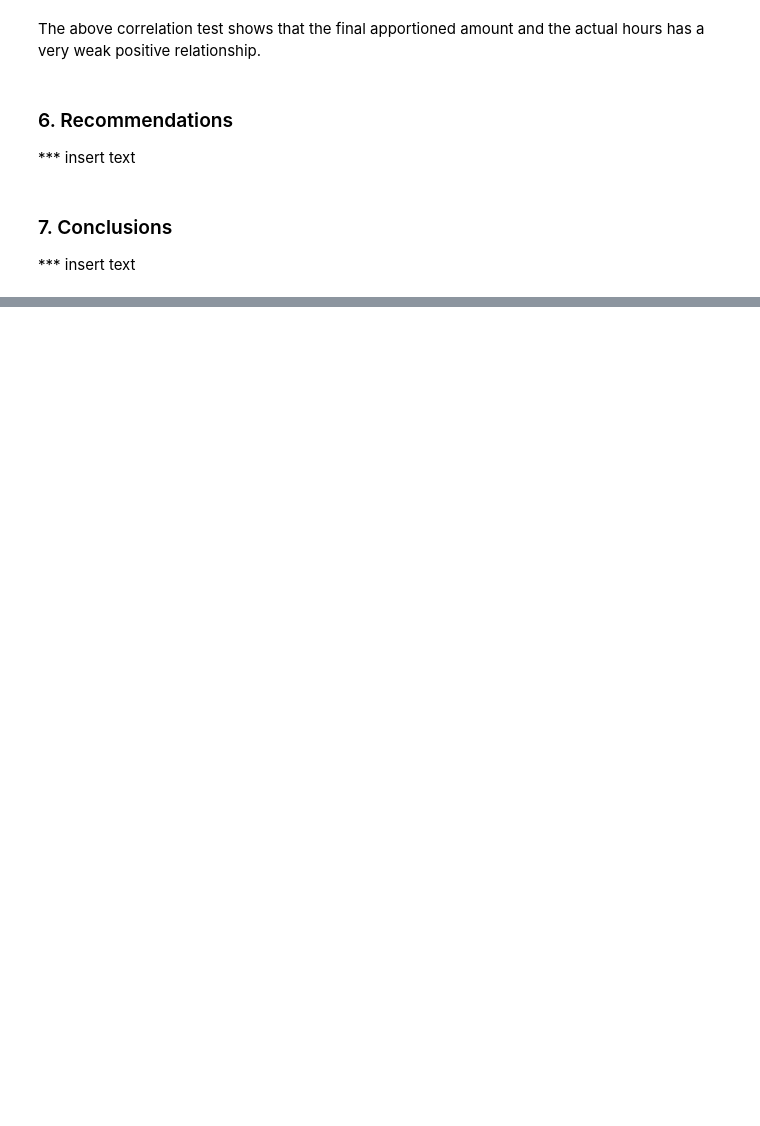
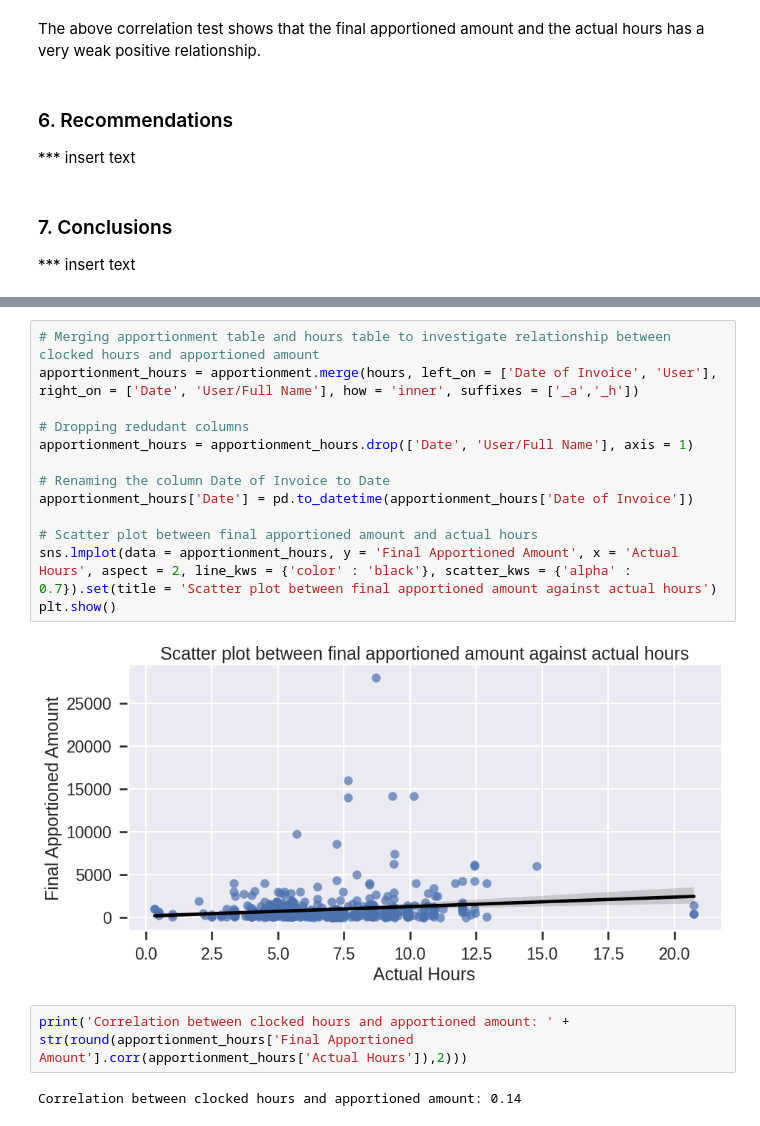
Before and after one commit to snek5/4gia-datachallenge, a Jupyter notebook: 4_gia.ipynb, the cells around one changed output, grey strips where cells are left out. Drawn from its saved outputs; the diff is of its cells as text; blank space fills up the shorter version.

```diff
--- a/4_gia.ipynb
+++ b/4_gia.ipynb
@@ -550,0 +461,19 @@ Percentage unpaid apportionment: 52.22929823023066%
+# %%
+# Merging apportionment table and hours table to investigate relationship between clocked hours and apportioned amount
+apportionment_hours = apportionment.merge(hours, left_on = ['Date of Invoice', 'User'], right_on = ['Date', 'User/Full Name'], how = 'inner', suffixes = ['_a','_h'])
+
+# Dropping redudant columns
+apportionment_hours = apportionment_hours.drop(['Date', 'User/Full Name'], axis = 1)
+
+# Renaming the column Date of Invoice to Date
+apportionment_hours['Date'] = pd.to_datetime(apportionment_hours['Date of Invoice'])
+
+# Scatter plot between final apportioned amount and actual hours
+sns.lmplot(data = apportionment_hours, y = 'Final Apportioned Amount', x = 'Actual Hours', aspect = 2, line_kws = {'color' : 'black'}, scatter_kws = {'alpha' : 0.7}).set(title = 'Scatter plot between final apportioned amount against actual hours')
+plt.show()
+# %% [output]
+[figure, added]
+# %%
+print('Correlation between clocked hours and apportioned amount: ' + str(round(apportionment_hours['Final Apportioned Amount'].corr(apportionment_hours['Actual Hours']),2)))
+# %% [output]
+Correlation between clocked hours and apportioned amount: 0.14
```
Also changed, not shown: parts of 32 cells of this notebook, 1 other file.
